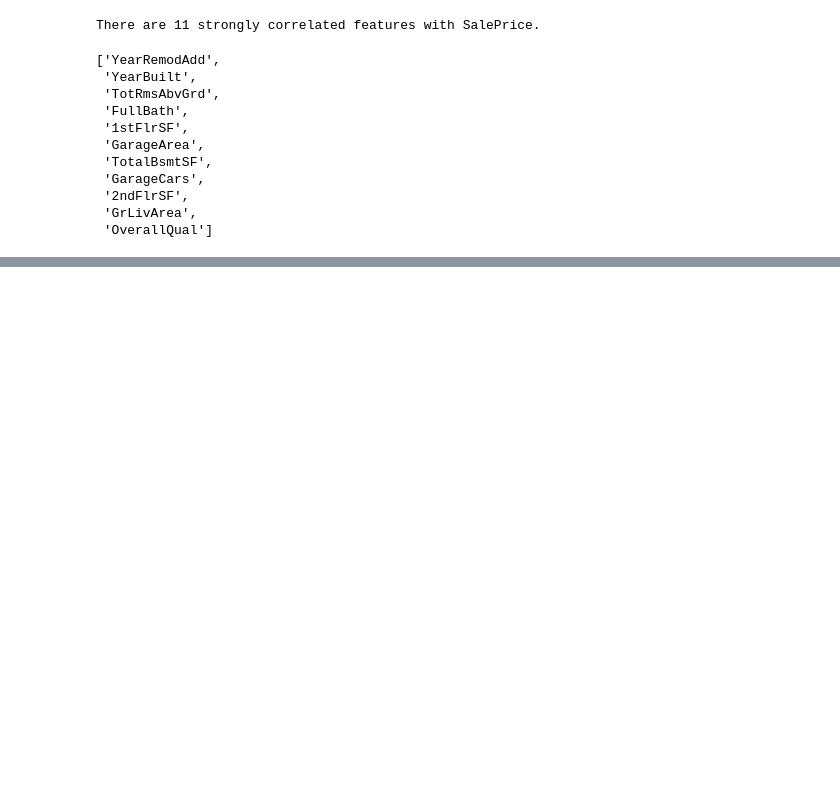
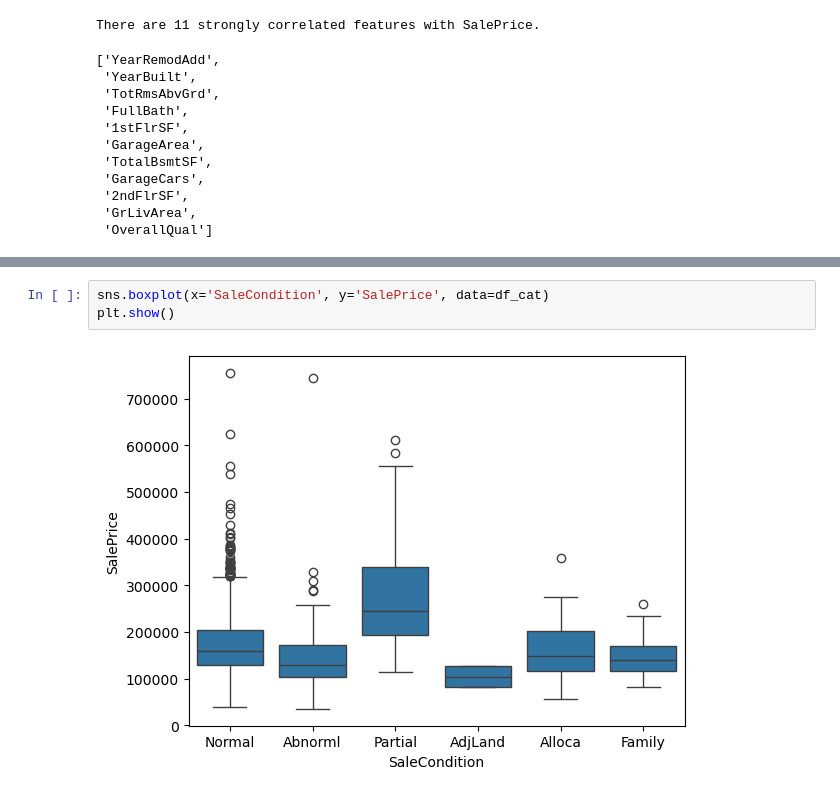
Before and after one commit to aditya040891/data-science-for-everyone, a Jupyter notebook: data-analytics-projects/eda-with-pandas-using-house-price-dataset/eda-with-pandas-house-price-dataset.ipynb, the cells around one changed output, grey strips where cells are left out. Drawn from its saved outputs; the diff is of its cells as text; blank space fills up the shorter version.

```diff
--- a/data-analytics-projects/eda-with-pandas-using-house-price-dataset/eda-with-pandas-house-price-dataset.ipynb
+++ b/data-analytics-projects/eda-with-pandas-using-house-price-dataset/eda-with-pandas-house-price-dataset.ipynb
@@ -215,0 +295,5 @@ There are 11 strongly correlated features with SalePrice.
+# %%
+sns.boxplot(x='SaleCondition', y='SalePrice', data=df_cat)
+plt.show()
+# %% [output]
+[figure, added]
```
Also changed, not shown: parts of 12 cells of this notebook, 1 other file.
